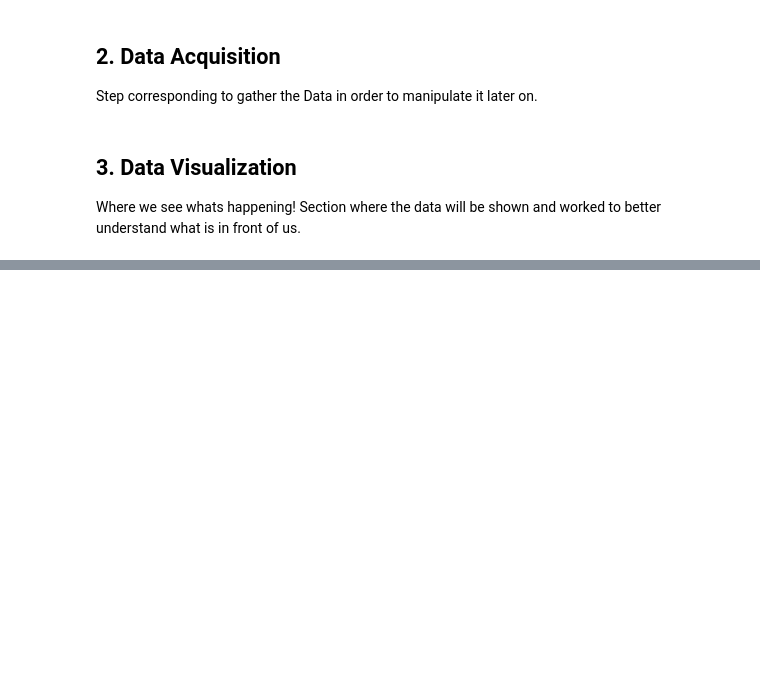
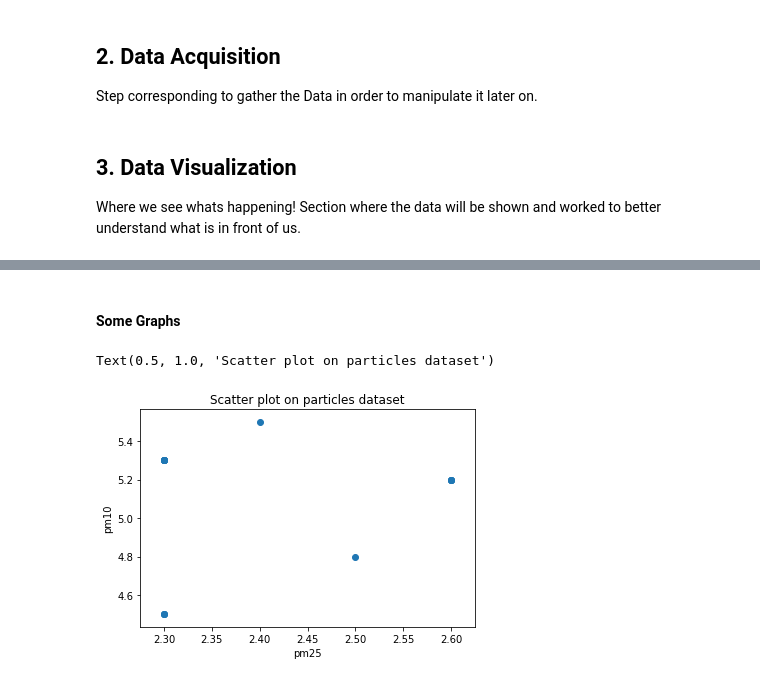
Before and after one commit to tiago-fontes/PEI, a Jupyter notebook: AlertAI/DataVisualization.ipynb, the cells around one changed output, grey strips where cells are left out. Cells and saved outputs as stored; diff of their text form; code cells hidden in the pictures; blank space fills up the shorter version.

Commit message:
Add Data acquisition, Graphs

```diff
--- a/AlertAI/DataVisualization.ipynb
+++ b/AlertAI/DataVisualization.ipynb
@@ -15,6 +20,9 @@ This section, as name says, is destined to import the libraries that will be use
 # %% [markdown]
 ## 2. Data Acquisition
 Step corresponding to gather the Data in order to manipulate it later on.
+# %%
+dataSensor1 = pd.read_csv('sensor1_raw.csv')
+dataSensor2 = pd.read_csv('sensor2_raw.csv')
 # %% [markdown]
 ## 3. Data Visualization
 Where we see whats happening!
@@ -21,0 +54,10 @@ Section where the data will be shown and worked to better understand what is in
+# %% [markdown]
+#### Some Graphs
+# %%
+plt.scatter(dataSensor1['sensor1.pm25'],dataSensor1['sensor1.pm10'])
+plt.xlabel('pm25')
+plt.ylabel('pm10')
+plt.title('Scatter plot on particles dataset')
+# %% [output]
+Text(0.5, 1.0, 'Scatter plot on particles dataset')
+[figure, added]
```
Also changed, not shown: parts of 6 cells of this notebook.
